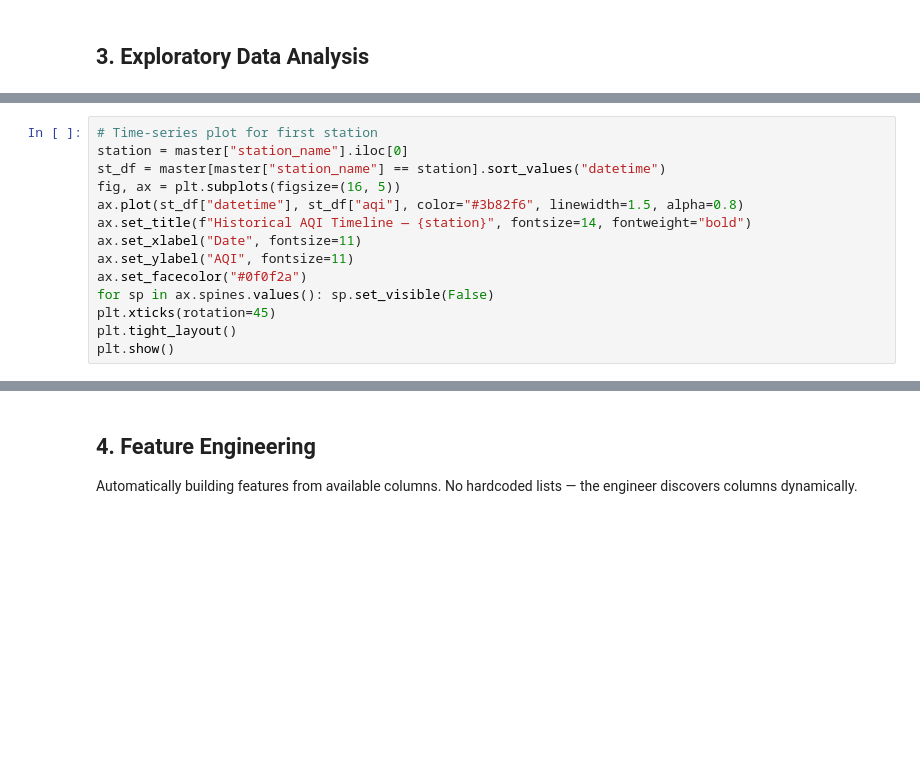
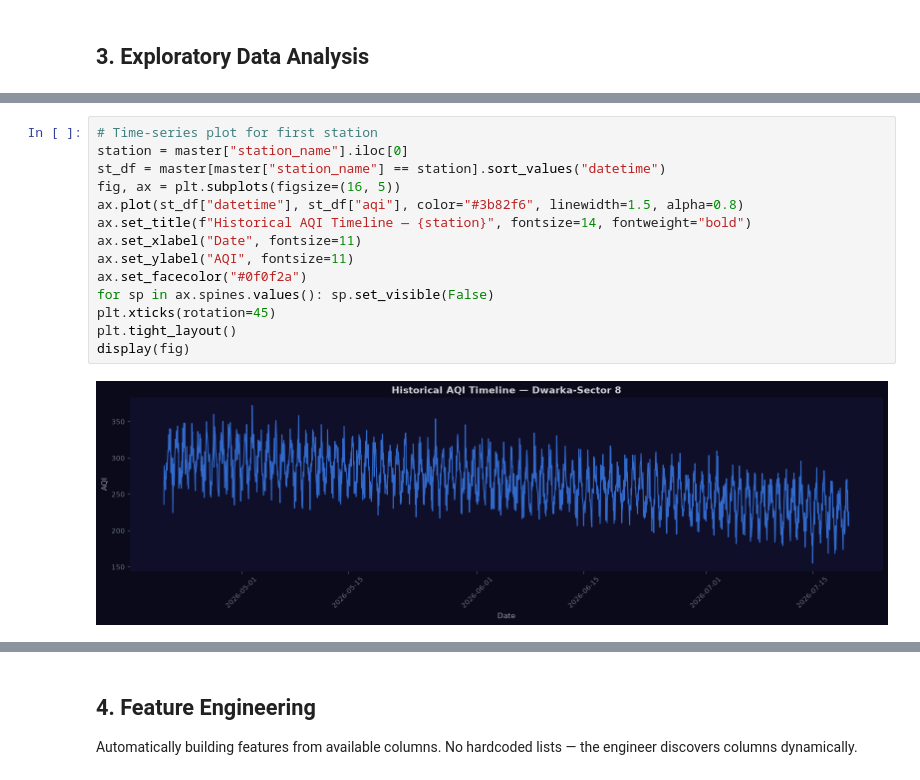
Before and after one commit to HarshitaVscode/ET-Hackathon, a Jupyter notebook: backend/src/hyperlocal_forecast_agent/notebooks/hyperlocal_forecast_agent.ipynb, the cells around one changed output, grey strips where cells are left out. Drawn from its saved outputs; the diff is of its cells as text; blank space fills up the shorter version.

```diff
--- a/backend/src/hyperlocal_forecast_agent/notebooks/hyperlocal_forecast_agent.ipynb
+++ b/backend/src/hyperlocal_forecast_agent/notebooks/hyperlocal_forecast_agent.ipynb
@@ -113,17 +177,19 @@ plt.show()
 # %%
 # Time-series plot for first station
 station = master["station_name"].iloc[0]
 st_df = master[master["station_name"] == station].sort_values("datetime")
 fig, ax = plt.subplots(figsize=(16, 5))
 ax.plot(st_df["datetime"], st_df["aqi"], color="#3b82f6", linewidth=1.5, alpha=0.8)
 ax.set_title(f"Historical AQI Timeline — {station}", fontsize=14, fontweight="bold")
 ax.set_xlabel("Date", fontsize=11)
 ax.set_ylabel("AQI", fontsize=11)
 ax.set_facecolor("#0f0f2a")
 for sp in ax.spines.values(): sp.set_visible(False)
 plt.xticks(rotation=45)
 plt.tight_layout()
-plt.show()
+display(fig)
+# %% [output]
+[figure, added]
 # %%
 # Correlation heatmap
 print("Generating correlation heatmap...")
```
Also changed, not shown: parts of 18 cells of this notebook.
